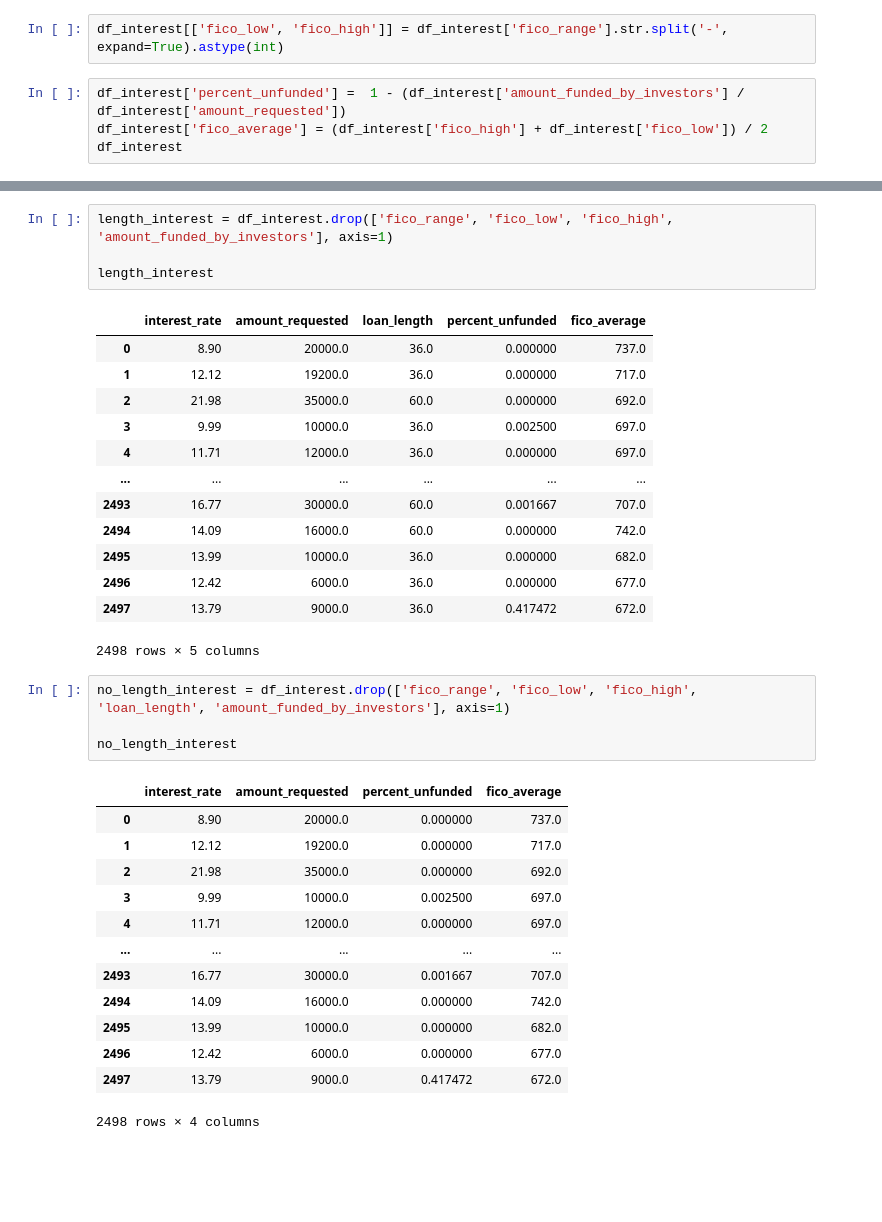
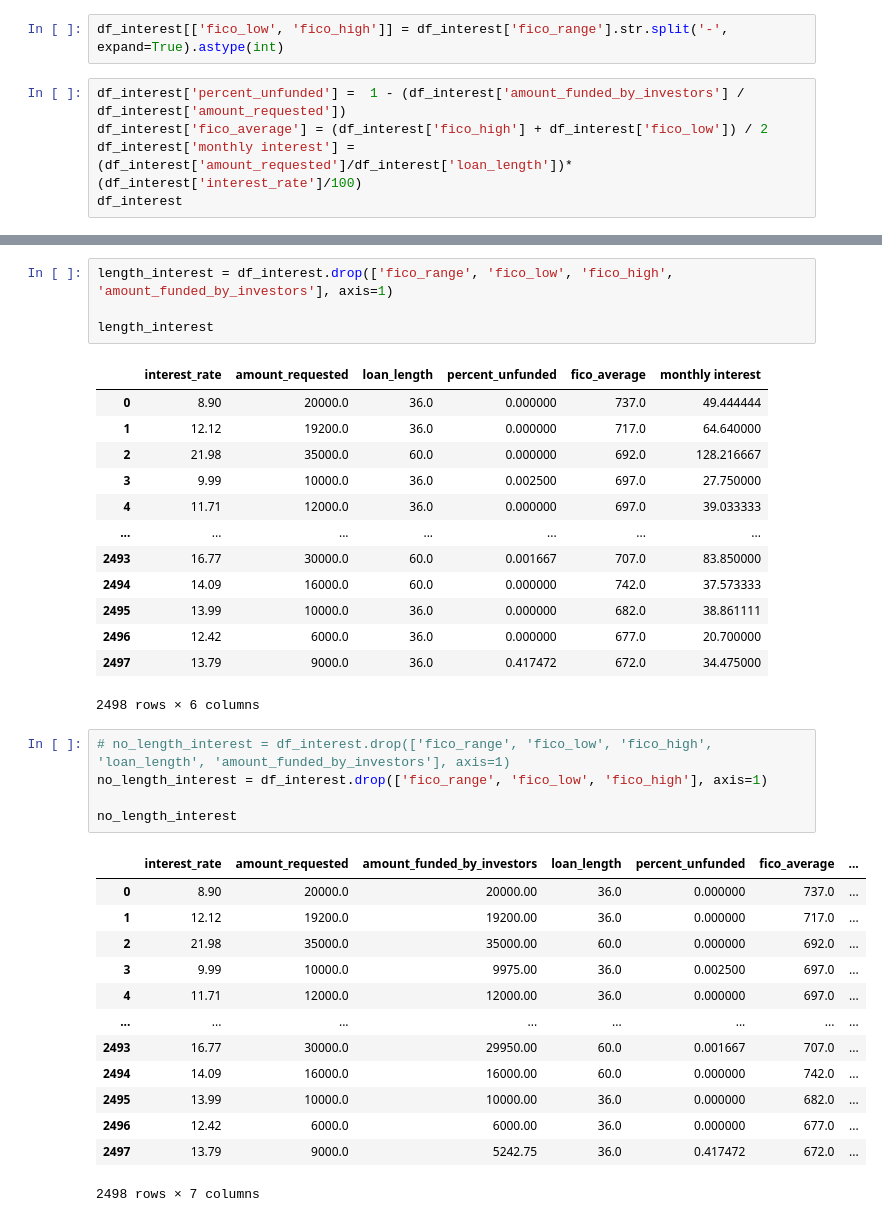
Before and after one commit to j-forte/Liner-Regression_CaseStudy, a Jupyter notebook: main2electricboogaloo.ipynb, the cells around one changed output, grey strips where cells are left out. Saved outputs shown, nothing was run; the diff lists cells and outputs as text; blank space fills up the shorter version.

```diff
--- a/main2electricboogaloo.ipynb
+++ b/main2electricboogaloo.ipynb
@@ -66,6 +66,7 @@ df_interest[['fico_low', 'fico_high']] = df_interest['fico_range'].str.split('-'
 # %%
 df_interest['percent_unfunded'] =  1 - (df_interest['amount_funded_by_investors'] / df_interest['amount_requested'])
 df_interest['fico_average'] = (df_interest['fico_high'] + df_interest['fico_low']) / 2
+df_interest['monthly interest'] = (df_interest['amount_requested']/df_interest['loan_length'])*(df_interest['interest_rate']/100)
 df_interest
 # %% [output]
 |  | interest_rate | fico_range | amount_requested | amount_funded_by_investors | loan_length | fico_low | fico_high | ... |
@@ -86,35 +87,36 @@ length_interest = df_interest.drop(['fico_range', 'fico_low', 'fico_high', 'amou
 
 length_interest
 # %% [output]
-|  | interest_rate | amount_requested | loan_length | percent_unfunded | fico_average |
-| 0 | 8.90 | 20000.0 | 36.0 | 0.000000 | 737.0 |
-| 1 | 12.12 | 19200.0 | 36.0 | 0.000000 | 717.0 |
-| 2 | 21.98 | 35000.0 | 60.0 | 0.000000 | 692.0 |
-| 3 | 9.99 | 10000.0 | 36.0 | 0.002500 | 697.0 |
-| 4 | 11.71 | 12000.0 | 36.0 | 0.000000 | 697.0 |
-| ... | ... | ... | ... | ... | ... |
-| 2493 | 16.77 | 30000.0 | 60.0 | 0.001667 | 707.0 |
-| 2494 | 14.09 | 16000.0 | 60.0 | 0.000000 | 742.0 |
-| 2495 | 13.99 | 10000.0 | 36.0 | 0.000000 | 682.0 |
-| 2496 | 12.42 | 6000.0 | 36.0 | 0.000000 | 677.0 |
-| 2497 | 13.79 | 9000.0 | 36.0 | 0.417472 | 672.0 |
+|  | interest_rate | amount_requested | loan_length | percent_unfunded | fico_average | monthly interest |
+| 0 | 8.90 | 20000.0 | 36.0 | 0.000000 | 737.0 | 49.444444 |
+| 1 | 12.12 | 19200.0 | 36.0 | 0.000000 | 717.0 | 64.640000 |
+| 2 | 21.98 | 35000.0 | 60.0 | 0.000000 | 692.0 | 128.216667 |
+| 3 | 9.99 | 10000.0 | 36.0 | 0.002500 | 697.0 | 27.750000 |
+| 4 | 11.71 | 12000.0 | 36.0 | 0.000000 | 697.0 | 39.033333 |
+| ... | ... | ... | ... | ... | ... | ... |
+| 2493 | 16.77 | 30000.0 | 60.0 | 0.001667 | 707.0 | 83.850000 |
+| 2494 | 14.09 | 16000.0 | 60.0 | 0.000000 | 742.0 | 37.573333 |
+| 2495 | 13.99 | 10000.0 | 36.0 | 0.000000 | 682.0 | 38.861111 |
+| 2496 | 12.42 | 6000.0 | 36.0 | 0.000000 | 677.0 | 20.700000 |
+| 2497 | 13.79 | 9000.0 | 36.0 | 0.417472 | 672.0 | 34.475000 |
-2498 rows × 5 columns
+2498 rows × 6 columns
 # %%
-no_length_interest = df_interest.drop(['fico_range', 'fico_low', 'fico_high', 'loan_length', 'amount_funded_by_investors'], axis=1)
+# no_length_interest = df_interest.drop(['fico_range', 'fico_low', 'fico_high', 'loan_length', 'amount_funded_by_investors'], axis=1)
+no_length_interest = df_interest.drop(['fico_range', 'fico_low', 'fico_high'], axis=1)
 
 no_length_interest
 # %% [output]
-|  | interest_rate | amount_requested | percent_unfunded | fico_average |
-| 0 | 8.90 | 20000.0 | 0.000000 | 737.0 |
-| 1 | 12.12 | 19200.0 | 0.000000 | 717.0 |
-| 2 | 21.98 | 35000.0 | 0.000000 | 692.0 |
-| 3 | 9.99 | 10000.0 | 0.002500 | 697.0 |
-| 4 | 11.71 | 12000.0 | 0.000000 | 697.0 |
-| ... | ... | ... | ... | ... |
-| 2493 | 16.77 | 30000.0 | 0.001667 | 707.0 |
-| 2494 | 14.09 | 16000.0 | 0.000000 | 742.0 |
-| 2495 | 13.99 | 10000.0 | 0.000000 | 682.0 |
-| 2496 | 12.42 | 6000.0 | 0.000000 | 677.0 |
-| 2497 | 13.79 | 9000.0 | 0.417472 | 672.0 |
+|  | interest_rate | amount_requested | amount_funded_by_investors | loan_length | percent_unfunded | fico_average | ... |
+| 0 | 8.90 | 20000.0 | 20000.00 | 36.0 | 0.000000 | 737.0 | ... |
+| 1 | 12.12 | 19200.0 | 19200.00 | 36.0 | 0.000000 | 717.0 | ... |
+| 2 | 21.98 | 35000.0 | 35000.00 | 60.0 | 0.000000 | 692.0 | ... |
+| 3 | 9.99 | 10000.0 | 9975.00 | 36.0 | 0.002500 | 697.0 | ... |
+| 4 | 11.71 | 12000.0 | 12000.00 | 36.0 | 0.000000 | 697.0 | ... |
+| ... | ... | ... | ... | ... | ... | ... | ... |
+| 2493 | 16.77 | 30000.0 | 29950.00 | 60.0 | 0.001667 | 707.0 | ... |
+| 2494 | 14.09 | 16000.0 | 16000.00 | 60.0 | 0.000000 | 742.0 | ... |
+| 2495 | 13.99 | 10000.0 | 10000.00 | 36.0 | 0.000000 | 682.0 | ... |
+| 2496 | 12.42 | 6000.0 | 6000.00 | 36.0 | 0.000000 | 677.0 | ... |
+| 2497 | 13.79 | 9000.0 | 5242.75 | 36.0 | 0.417472 | 672.0 | ... |
-2498 rows × 4 columns
+2498 rows × 7 columns
 # %%
```
Also changed, not shown: parts of 14 cells of this notebook.
